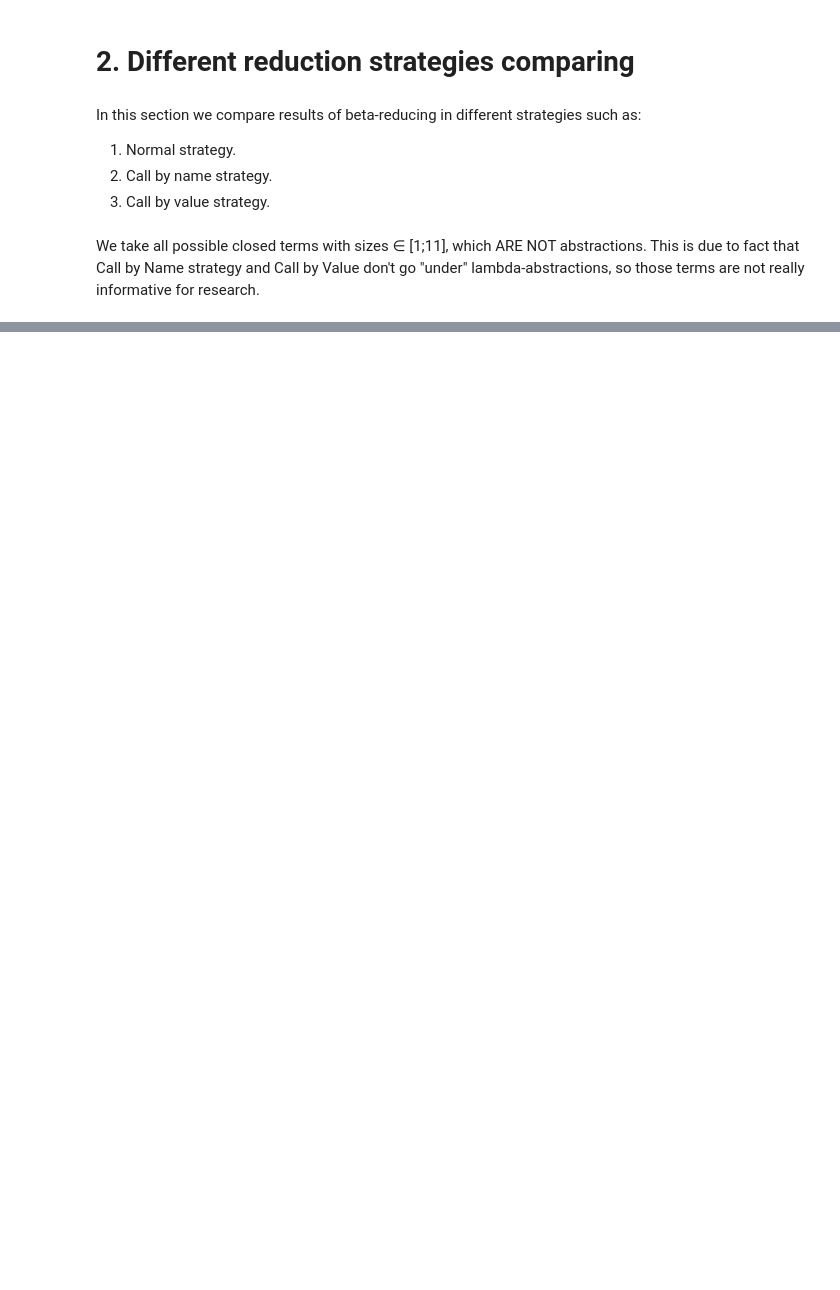
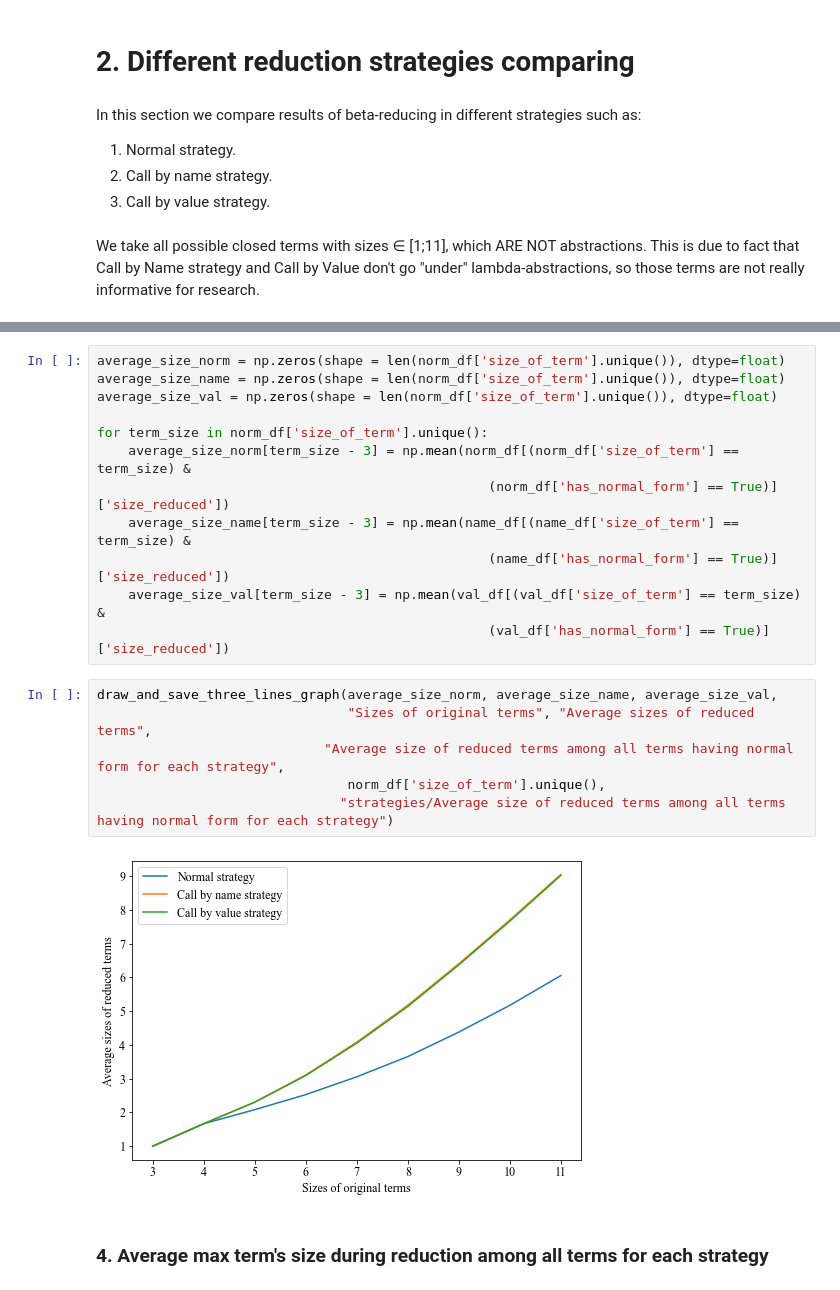
Before and after one commit to OganyanRV/Lambda-calculus-interpreter, a Jupyter notebook: experiment/article/article_experiments_visualise.ipynb, the cells around one changed output, grey strips where cells are left out. Cells and saved outputs as stored; diff of their text form; blank space fills up the shorter version.

```diff
--- a/experiment/article/article_experiments_visualise.ipynb
+++ b/experiment/article/article_experiments_visualise.ipynb
@@ -996,0 +383,22 @@ plt.show()
+# %%
+average_size_norm = np.zeros(shape = len(norm_df['size_of_term'].unique()), dtype=float)
+average_size_name = np.zeros(shape = len(norm_df['size_of_term'].unique()), dtype=float)
+average_size_val = np.zeros(shape = len(norm_df['size_of_term'].unique()), dtype=float)
+
+for term_size in norm_df['size_of_term'].unique():
+    average_size_norm[term_size - 3] = np.mean(norm_df[(norm_df['size_of_term'] == term_size) &
+                                                  (norm_df['has_normal_form'] == True)]['size_reduced'])
+    average_size_name[term_size - 3] = np.mean(name_df[(name_df['size_of_term'] == term_size) &
+                                                  (name_df['has_normal_form'] == True)]['size_reduced'])
+    average_size_val[term_size - 3] = np.mean(val_df[(val_df['size_of_term'] == term_size) &
+                                                  (val_df['has_normal_form'] == True)]['size_reduced'])
+# %%
+draw_and_save_three_lines_graph(average_size_norm, average_size_name, average_size_val,
+                                "Sizes of original terms", "Average sizes of reduced terms",
+                             "Average size of reduced terms among all terms having normal form for each strategy",
+                                norm_df['size_of_term'].unique(),
+                               "strategies/Average size of reduced terms among all terms having normal form for each strategy")
+# %% [output]
+[figure, added]
+# %% [markdown]
+### 4. Average max term's size during reduction among all terms for each strategy
```
Also changed, not shown: parts of 145 cells of this notebook, 54 other files.
